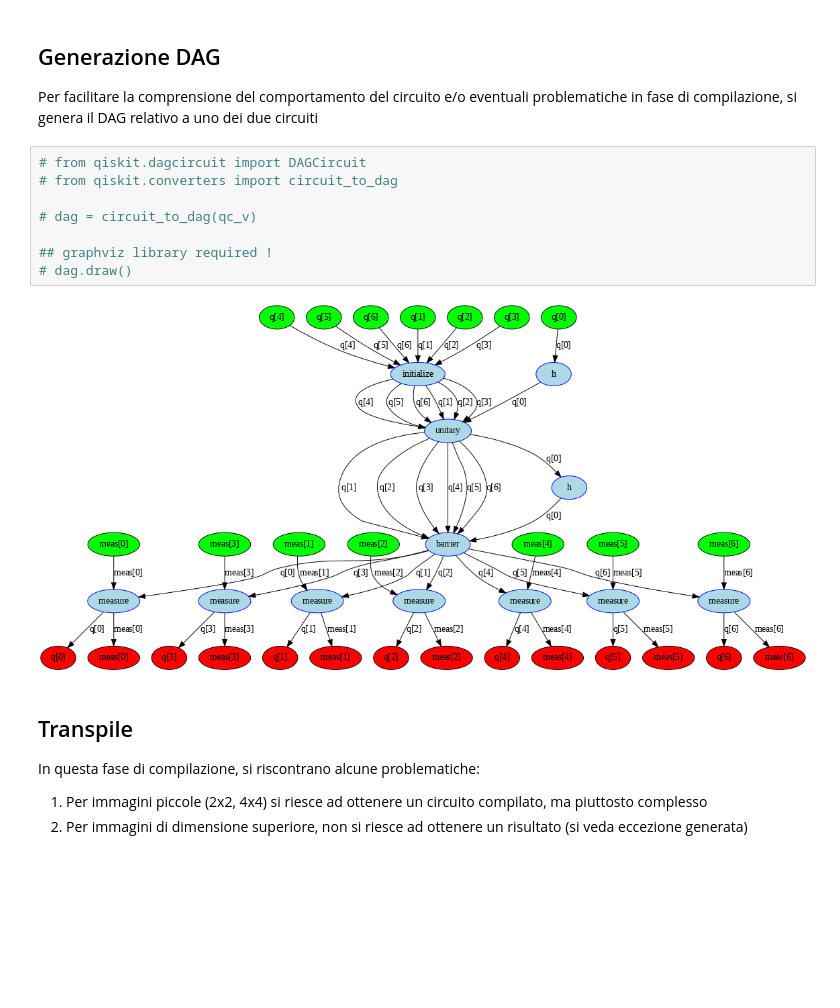
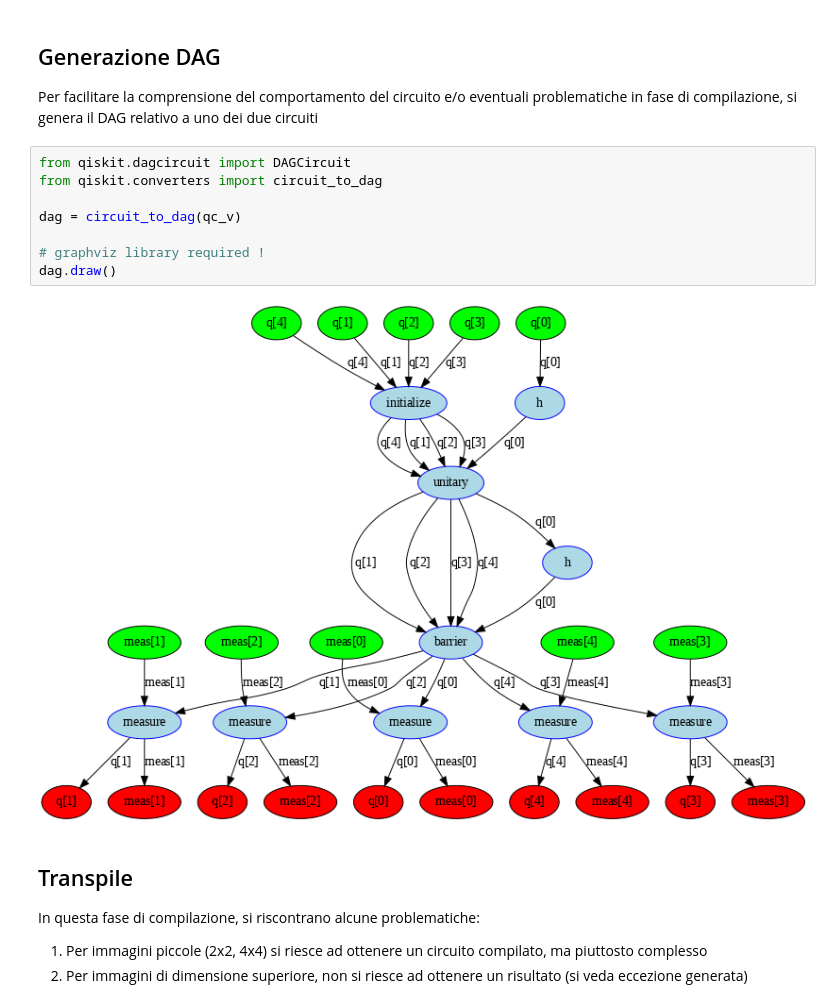
Before and after one commit to manueldiagostino/qc-progetto, a Jupyter notebook: src/progetto.ipynb, the cells around one changed output. Drawn from its saved outputs; the diff is of its cells as text; blank space fills up the shorter version.

```diff
--- a/src/progetto.ipynb
+++ b/src/progetto.ipynb
@@ -310,15 +300,15 @@ backend = AerSimulator(
 ## Generazione DAG
 Per facilitare la comprensione del comportamento del circuito e/o eventuali problematiche in fase di compilazione, si genera il DAG relativo a uno dei due circuiti
 # %%
-# from qiskit.dagcircuit import DAGCircuit
-# from qiskit.converters import circuit_to_dag
+from qiskit.dagcircuit import DAGCircuit
+from qiskit.converters import circuit_to_dag
 
-# dag = circuit_to_dag(qc_v)
+dag = circuit_to_dag(qc_v)
 
-## graphviz library required !
-# dag.draw()
+# graphviz library required !
+dag.draw()
 # %% [output]
-[figure, old version]
+[figure, new version]
 # %% [markdown]
 ## Transpile
 In questa fase di compilazione, si riscontrano alcune problematiche:
```
Also changed, not shown: parts of 11 cells of this notebook, 8 other files.
